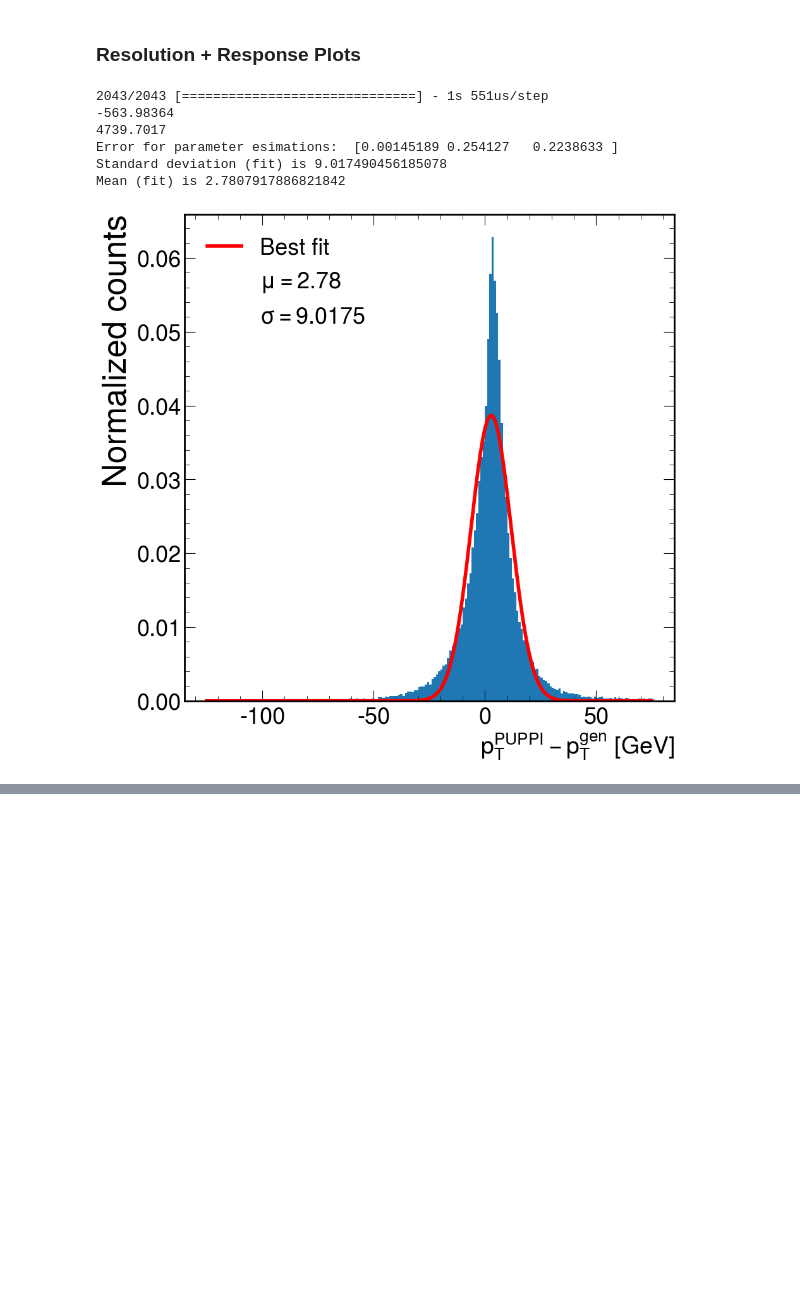
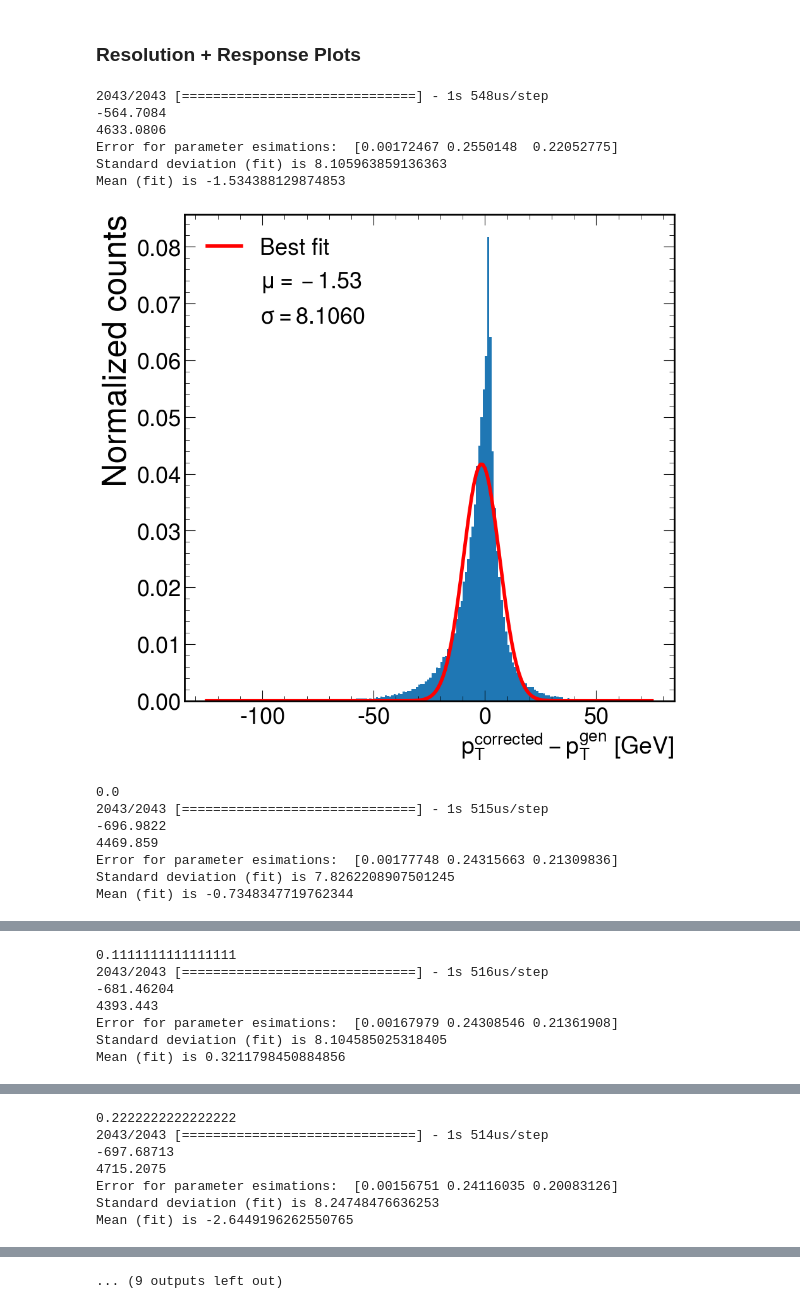
Before and after one commit to ofoofoo/Tau_L1, a Jupyter notebook: notebooks/tau_pt_regress/tau_pt_regression_classifier_merge.ipynb, the cells around one changed output, grey strips where cells are left out. Saved outputs shown, nothing was run; the diff lists cells and outputs as text; code cells hidden in the pictures; blank space fills up the shorter version.

```diff
--- a/notebooks/tau_pt_regress/tau_pt_regression_classifier_merge.ipynb
+++ b/notebooks/tau_pt_regress/tau_pt_regression_classifier_merge.ipynb
@@ -1024,7 +1015,7 @@ def bob(dir_path, model, test_index=400000):
     reco_pt_selected = np.asarray(reco_pt[selection])
 
     X_test = np.asarray(inputs[selection])
-    y_pred = trained_models[3].predict(X_test)[1].flatten()
+    y_pred = model.predict(X_test)[1].flatten()
     pred_pt = np.multiply(reco_pt_selected, y_pred)
 
     residual = pred_pt - truth_pt_selected
@@ -1075,17 +1066,27 @@ def bob(dir_path, model, test_index=400000):
     plt.plot([],[], 'none', label=r'$\mu=%.2f$'%popt[1])
     plt.plot([],[], 'none', label=r'$\sigma=%.4f$'%abs(popt[2]))
 
-    plt.xlabel("$p_T^{PUPPI} - p_T^{gen}$ [GeV]", fontsize = 27)
+    plt.xlabel("$p_T^{corrected} - p_T^{gen}$ [GeV]", fontsize = 27)
     plt.ylabel('Normalized counts')
 
     plt.legend()
+    plt.show()
-# %%
-bob("../../ntuples/Jan_25_2023", trained_models[7])
-# %% [output]
-2043/2043 [==============================] - 1s 551us/step
--563.98364
-4739.7017
-Error for parameter esimations:  [0.00145189 0.254127   0.2238633 ]
-Standard deviation (fit) is 9.017490456185078
-Mean (fit) is 2.7807917886821842
-[figure, removed]
+# %%
+for i in range(len(trained_models)):
+    bob("../../ntuples/Jan_25_2023", trained_models[i])
+    print(gammas[i])
+# %% [output]
+2043/2043 [==============================] - 1s 548us/step
+-564.7084
+4633.0806
+Error for parameter esimations:  [0.00172467 0.2550148  0.22052775]
+Standard deviation (fit) is 8.105963859136363
+Mean (fit) is -1.534388129874853
+[figure, added]
+0.0
+2043/2043 [==============================] - 1s 515us/step
+-696.9822
+4469.859
+Error for parameter esimations:  [0.00177748 0.24315663 0.21309836]
+Standard deviation (fit) is 7.8262208907501245
+Mean (fit) is -0.7348347719762344
@@ -1091,0 +1094,7 @@ Mean (fit) is 2.7807917886821842
+0.1111111111111111
+2043/2043 [==============================] - 1s 516us/step
+-681.46204
+4393.443
+Error for parameter esimations:  [0.00167979 0.24308546 0.21361908]
+Standard deviation (fit) is 8.104585025318405
+Mean (fit) is 0.3211798450884856
@@ -1091,0 +1102,7 @@ Mean (fit) is 2.7807917886821842
+0.2222222222222222
+2043/2043 [==============================] - 1s 514us/step
+-697.68713
+4715.2075
+Error for parameter esimations:  [0.00156751 0.24116035 0.20083126]
+Standard deviation (fit) is 8.24748476636253
+Mean (fit) is -2.6449196262550765
@@ -1091,0 +1126 @@ Mean (fit) is 2.7807917886821842
+... (9 outputs left out)
```
Also changed, not shown: parts of 18 cells of this notebook, 10 other files.
